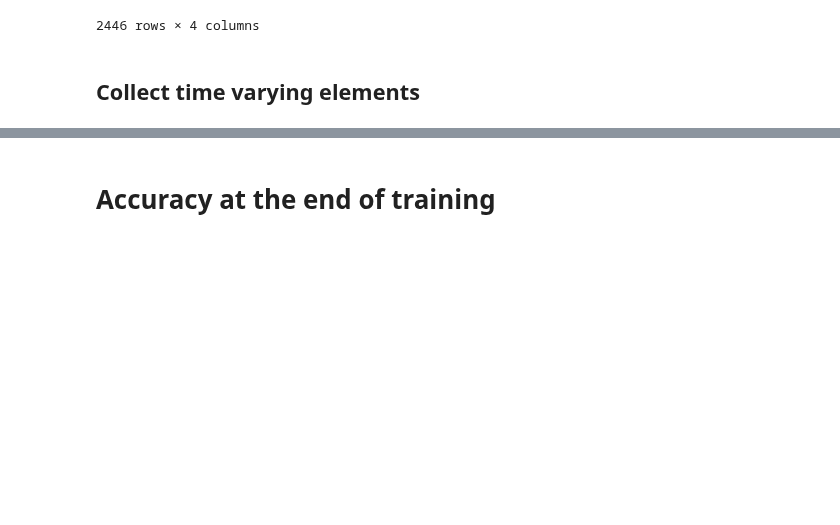
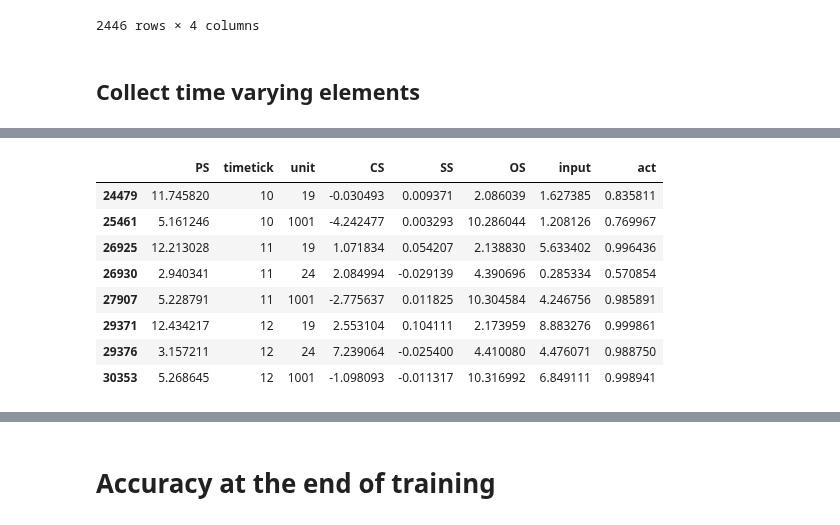
Before and after one commit to JasonLo/triangle_model, a Jupyter notebook: issues/mikenet_surgery/surgery.ipynb, the cells around one changed output, grey strips where cells are left out. Saved outputs shown, nothing was run; the diff lists cells and outputs as text; code cells hidden in the pictures; blank space fills up the shorter version.

```diff
--- a/issues/mikenet_surgery/surgery.ipynb
+++ b/issues/mikenet_surgery/surgery.ipynb
@@ -234,4 +306,16 @@ df_time_varying
 31798 rows × 8 columns
+# %%
+df_time_varying.loc[df_time_varying.act>0.5]
+# %% [output]
+|  | PS | timetick | unit | CS | SS | OS | input | act |
+| 24479 | 11.745820 | 10 | 19 | -0.030493 | 0.009371 | 2.086039 | 1.627385 | 0.835811 |
+| 25461 | 5.161246 | 10 | 1001 | -4.242477 | 0.003293 | 10.286044 | 1.208126 | 0.769967 |
+| 26925 | 12.213028 | 11 | 19 | 1.071834 | 0.054207 | 2.138830 | 5.633402 | 0.996436 |
+| 26930 | 2.940341 | 11 | 24 | 2.084994 | -0.029139 | 4.390696 | 0.285334 | 0.570854 |
+| 27907 | 5.228791 | 11 | 1001 | -2.775637 | 0.011825 | 10.304584 | 4.246756 | 0.985891 |
+| 29371 | 12.434217 | 12 | 19 | 2.553104 | 0.104111 | 2.173959 | 8.883276 | 0.999861 |
+| 29376 | 3.157211 | 12 | 24 | 7.239064 | -0.025400 | 4.410080 | 4.476071 | 0.988750 |
+| 30353 | 5.268645 | 12 | 1001 | -1.098093 | -0.011317 | 10.316992 | 6.849111 | 0.998941 |
 # %%
 # Merge and export
 df = df_time_varying.merge(df_time_invar, on="unit", how="left")
```
Also changed, not shown: parts of 12 cells of this notebook.
